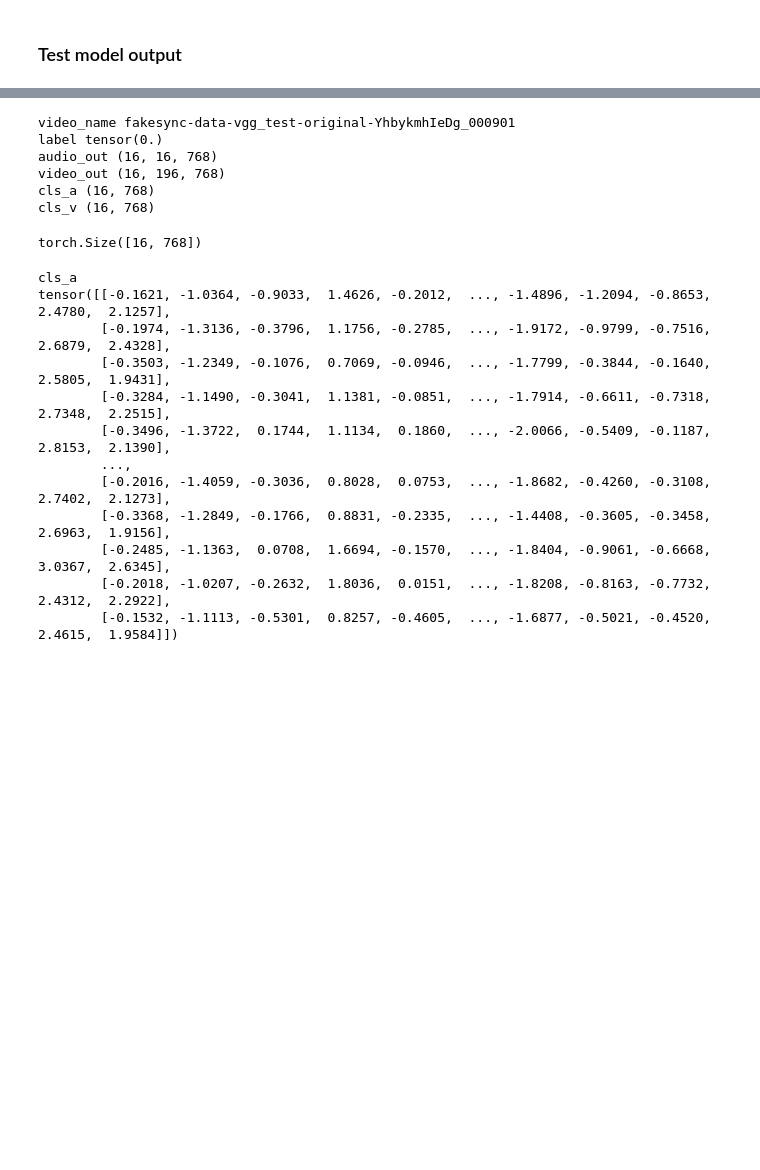
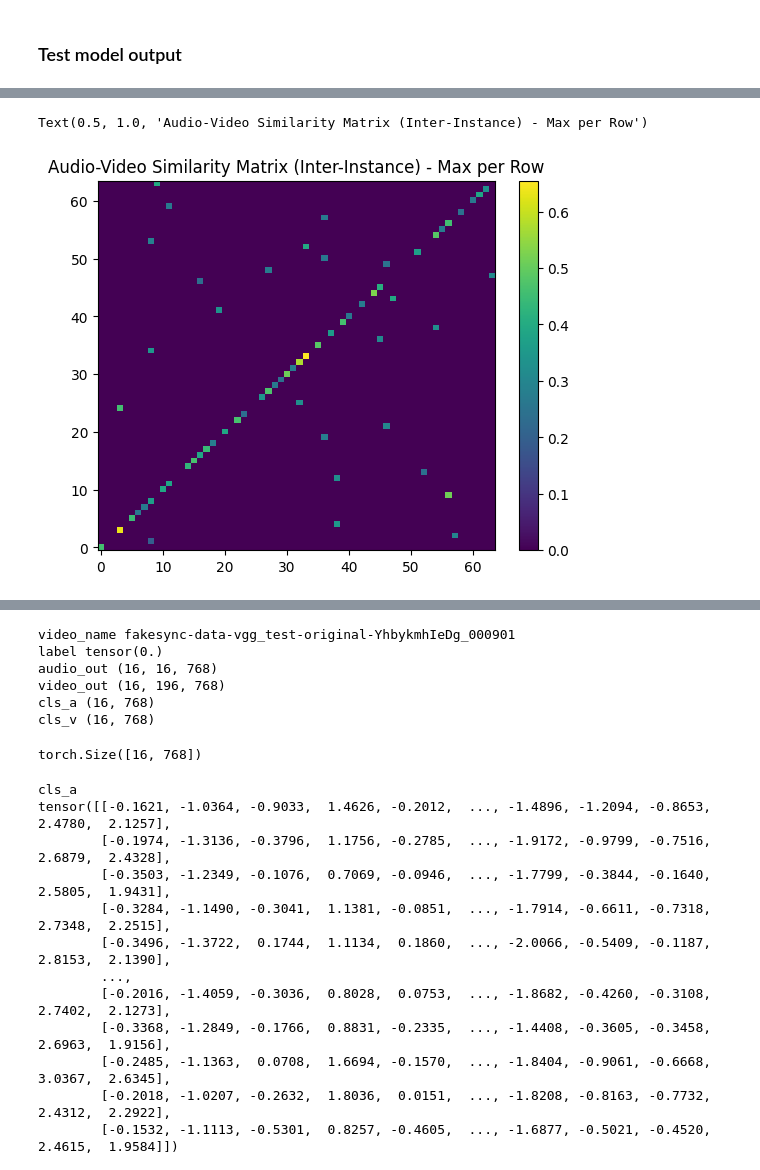
Before and after one commit to MrStrenggeheim/cav-mae-sync, a Jupyter notebook: exploration/analyze_cls.ipynb, the cells around one changed output, grey strips where cells are left out. Cells and saved outputs as stored; diff of their text form; code cells hidden in the pictures; blank space fills up the shorter version.

```diff
--- a/exploration/analyze_cls.ipynb
+++ b/exploration/analyze_cls.ipynb
@@ -43 +99,13 @@ loadeing forward_embeddings_0.pkl
+# %%
+# Create the same plots, but only display the maximum value per row
+max_sim_matrix = np.zeros_like(similarity_matrix)
+for i in range(MATRIX_SIZE):
+    j_max = np.argmax(similarity_matrix[i, :])
+    max_sim_matrix[i, j_max] = similarity_matrix[i, j_max]
+plt.imshow(max_sim_matrix, aspect='auto', origin='lower')
+plt.colorbar()
+plt.title('Audio-Video Similarity Matrix (Inter-Instance) - Max per Row')
+# %% [output]
+Text(0.5, 1.0, 'Audio-Video Similarity Matrix (Inter-Instance) - Max per Row')
+[figure, added]
 # %%
```
Also changed, not shown: parts of 8 cells of this notebook, 5 other files.
